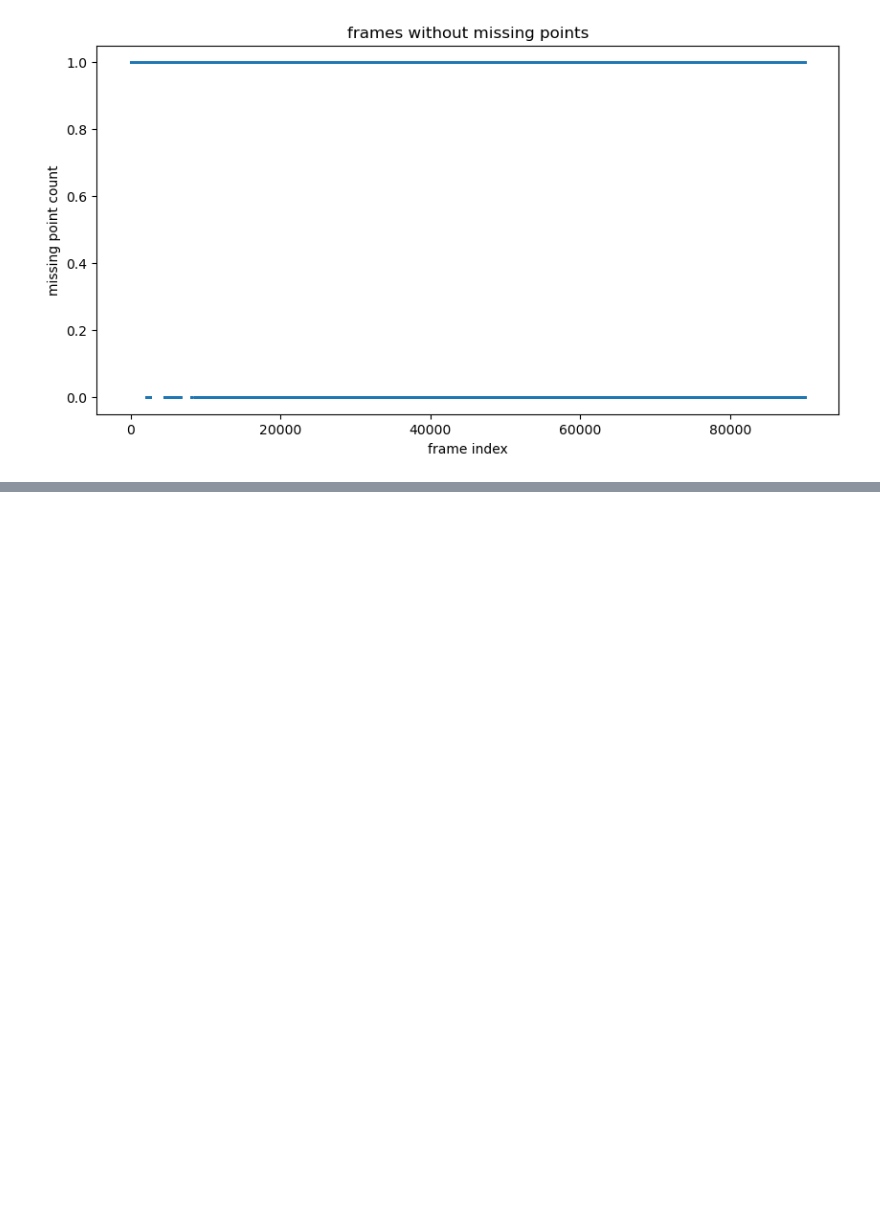
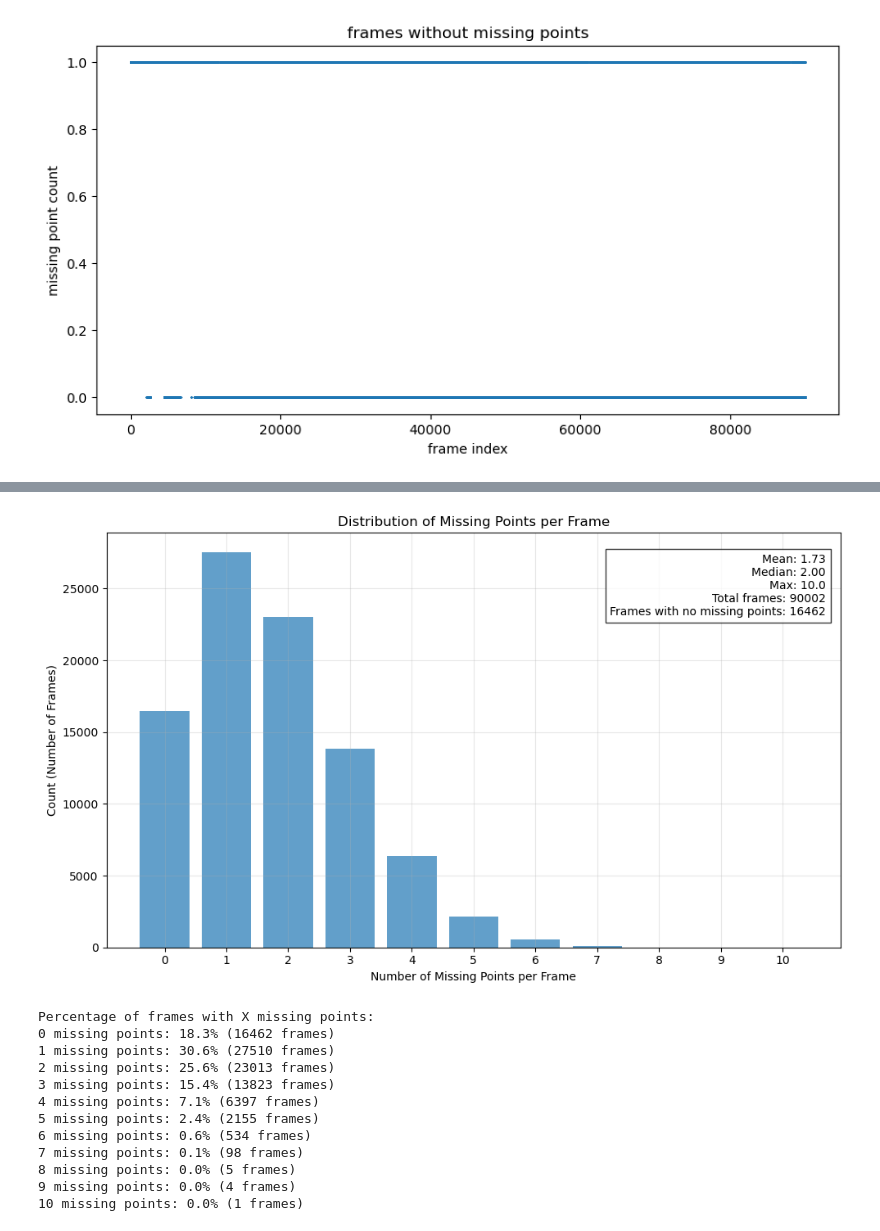
Before and after one commit to mingxiaowei/jelly-sleap, a Jupyter notebook: sleap/jelly/notebook/correct_before_interpolate.ipynb, the cells around one changed output, grey strips where cells are left out. Saved outputs shown, nothing was run; the diff lists cells and outputs as text; code cells hidden in the pictures; blank space fills up the shorter version.

```diff
--- a/sleap/jelly/notebook/correct_before_interpolate.ipynb
+++ b/sleap/jelly/notebook/correct_before_interpolate.ipynb
@@ -63,0 +97,51 @@ number of frames without instances: 36276
+# %%
+plt.figure(figsize=(10, 6))
+
+# Create histogram
+plt.hist(all_frame_missing_cnt.astype(int), bins=range(int(max(all_frame_missing_cnt)) + 2),
+         align='left', alpha=0.7, rwidth=0.8)
+
+# Add labels and title
+plt.xlabel('Number of Missing Points per Frame')
+plt.ylabel('Count (Number of Frames)')
+plt.title('Distribution of Missing Points per Frame')
+plt.grid(True, alpha=0.3)
+
+# Add statistics as text
+stats_text = (f'Mean: {np.mean(all_frame_missing_cnt):.2f}\n'
+             f'Median: {np.median(all_frame_missing_cnt):.2f}\n'
+             f'Max: {np.max(all_frame_missing_cnt)}\n'
+             f'Total frames: {len(all_frame_missing_cnt)}\n'
+             f'Frames with no missing points: {np.sum(all_frame_missing_cnt == 0)}')
+
+plt.text(0.98, 0.95, stats_text,
+         transform=plt.gca().transAxes,
+         horizontalalignment='right',
+         verticalalignment='top',
+         bbox=dict(facecolor='white', alpha=0.8))
+
+plt.xticks(range(int(max(all_frame_missing_cnt)) + 1))
+plt.tight_layout()
+plt.show()
+
+# Print percentage of frames with different numbers of missing points
+print("\nPercentage of frames with X missing points:")
+total_frames = len(all_frame_missing_cnt)
+for n in range(int(max(all_frame_missing_cnt)) + 1):
+    count = np.sum(all_frame_missing_cnt == n)
+    percentage = 100 * count / total_frames
+    print(f"{n} missing points: {percentage:.1f}% ({count} frames)")
+# %% [output]
+[figure, added]
+Percentage of frames with X missing points:
+0 missing points: 18.3% (16462 frames)
+1 missing points: 30.6% (27510 frames)
+2 missing points: 25.6% (23013 frames)
+3 missing points: 15.4% (13823 frames)
+4 missing points: 7.1% (6397 frames)
+5 missing points: 2.4% (2155 frames)
+6 missing points: 0.6% (534 frames)
+7 missing points: 0.1% (98 frames)
+8 missing points: 0.0% (5 frames)
+9 missing points: 0.0% (4 frames)
+10 missing points: 0.0% (1 frames)
```
Also changed, not shown: parts of 13 cells of this notebook, 5 other files.
